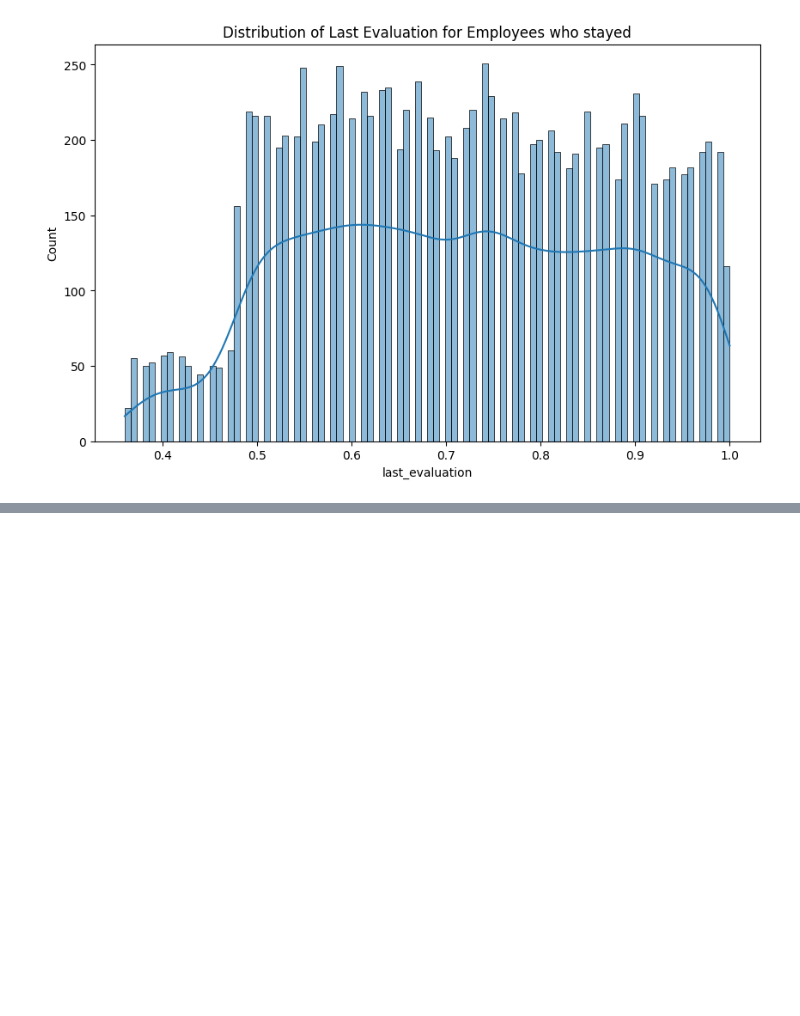
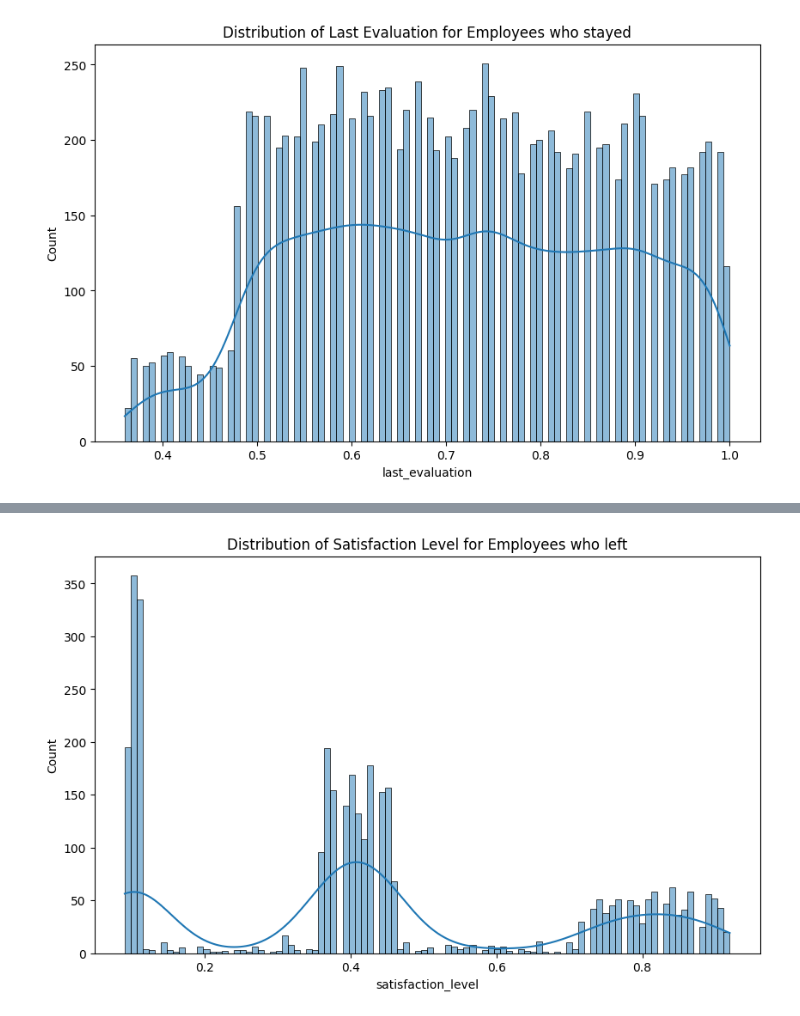
Before and after one commit to OsorioEL/EmployeeTurnover, a Jupyter notebook: EmployeeTurnover.ipynb, the cells around one changed output, grey strips where cells are left out. Saved outputs shown, nothing was run; the diff lists cells and outputs as text; code cells hidden in the pictures; blank space fills up the shorter version.

```diff
--- a/EmployeeTurnover.ipynb
+++ b/EmployeeTurnover.ipynb
@@ -180,0 +384,8 @@ plt.show()
+# %%
+# plot distribution of the satisfaction level for employees who left
+plt.figure(figsize=(10,6))
+sns.histplot(df[df['left']==1]['satisfaction_level'], kde=True, bins=100)
+plt.title('Distribution of Satisfaction Level for Employees who left')
+plt.show()
+# %% [output]
+[figure, added]
```
Also changed, not shown: parts of 9 cells of this notebook.
